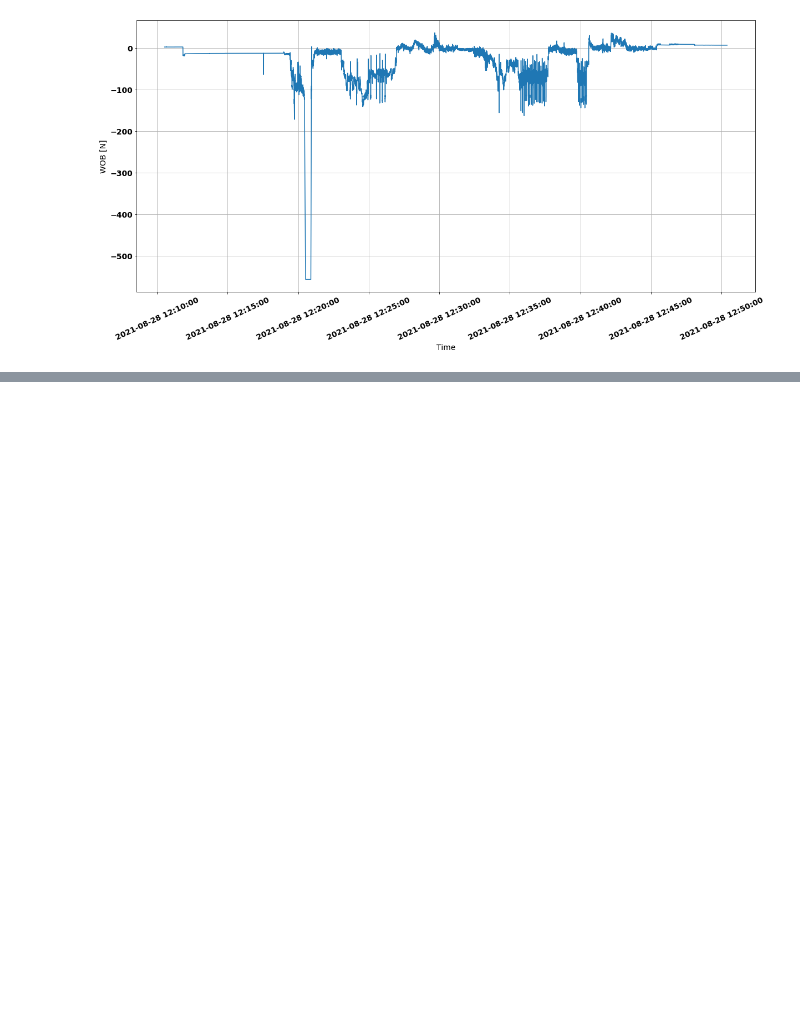
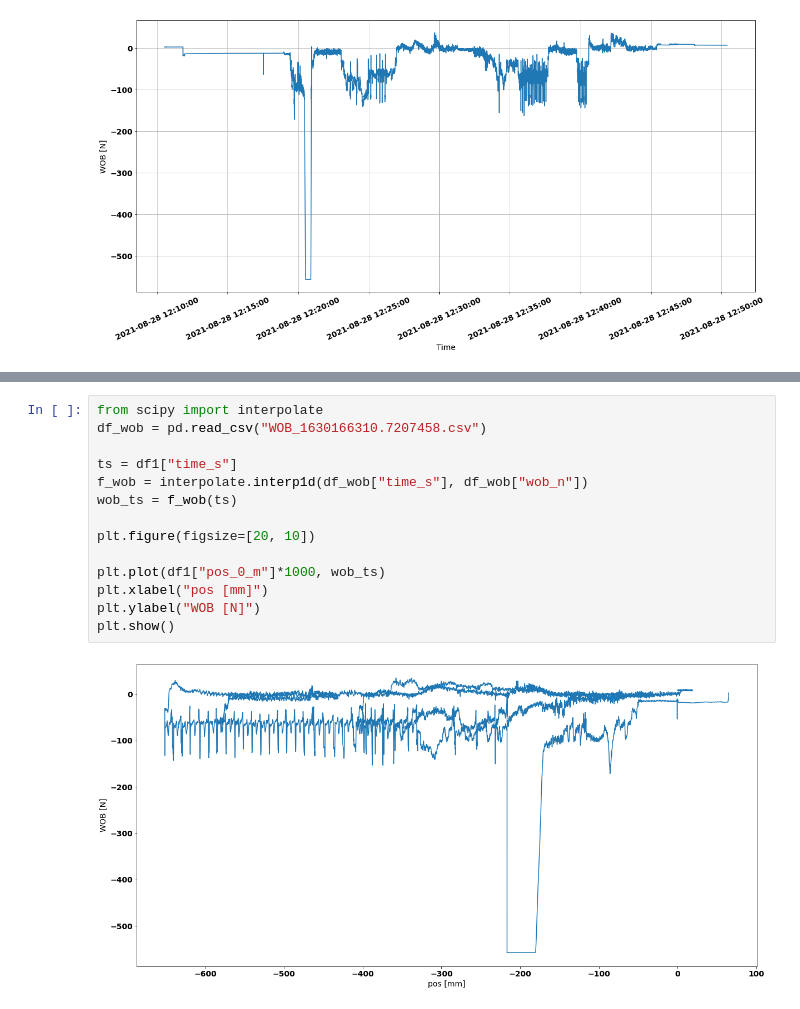
Before and after one commit to MIT-Hydration/HydrationIII, a Jupyter notebook: data/2021-Aug-28/Data Exploration 2021-Aug-28.ipynb, the cells around one changed output, grey strips where cells are left out. Cells and saved outputs as stored; diff of their text form; blank space fills up the shorter version.

Commit message:
Some more plots for 2021-Aug-28

```diff
--- a/data/2021-Aug-28/Data Exploration 2021-Aug-28.ipynb
+++ b/data/2021-Aug-28/Data Exploration 2021-Aug-28.ipynb
@@ -124,0 +125,16 @@ plt.show()
+# %%
+from scipy import interpolate
+df_wob = pd.read_csv("WOB_1630166310.7207458.csv")
+
+ts = df1["time_s"]
+f_wob = interpolate.interp1d(df_wob["time_s"], df_wob["wob_n"])
+wob_ts = f_wob(ts)
+
+plt.figure(figsize=[20, 10])
+
+plt.plot(df1["pos_0_m"]*1000, wob_ts)
+plt.xlabel("pos [mm]")
+plt.ylabel("WOB [N]")
+plt.show()
+# %% [output]
+[figure, added]
```
Also changed, not shown: parts of 11 cells of this notebook.
